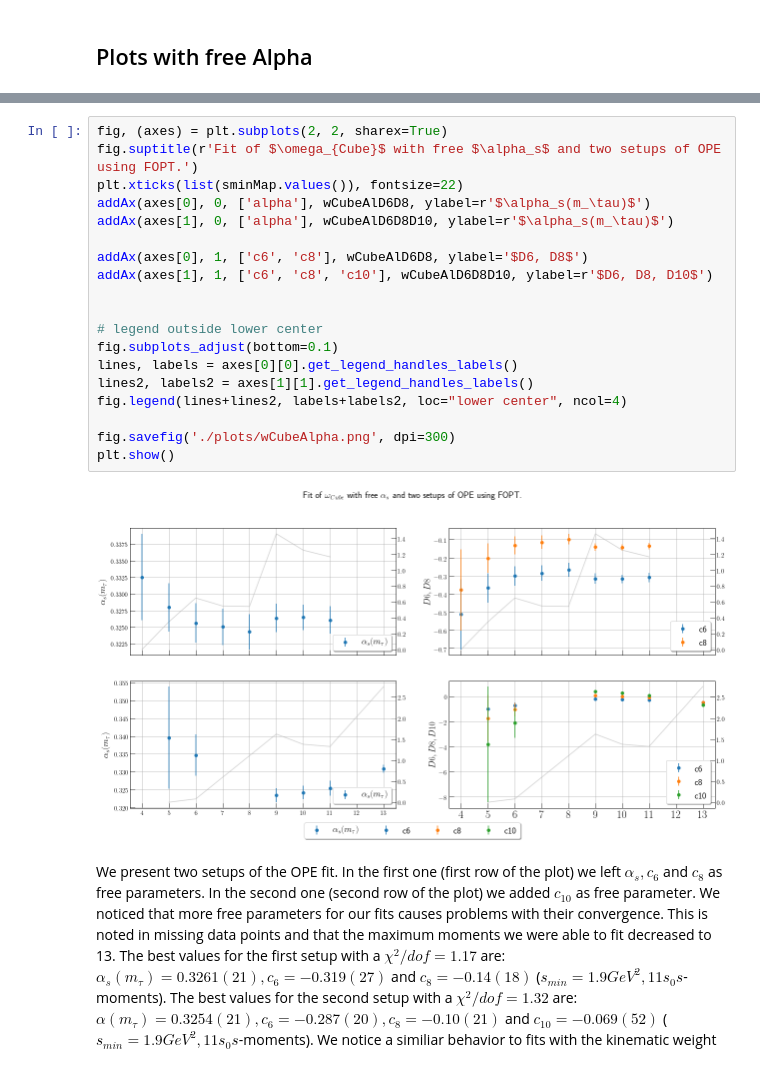
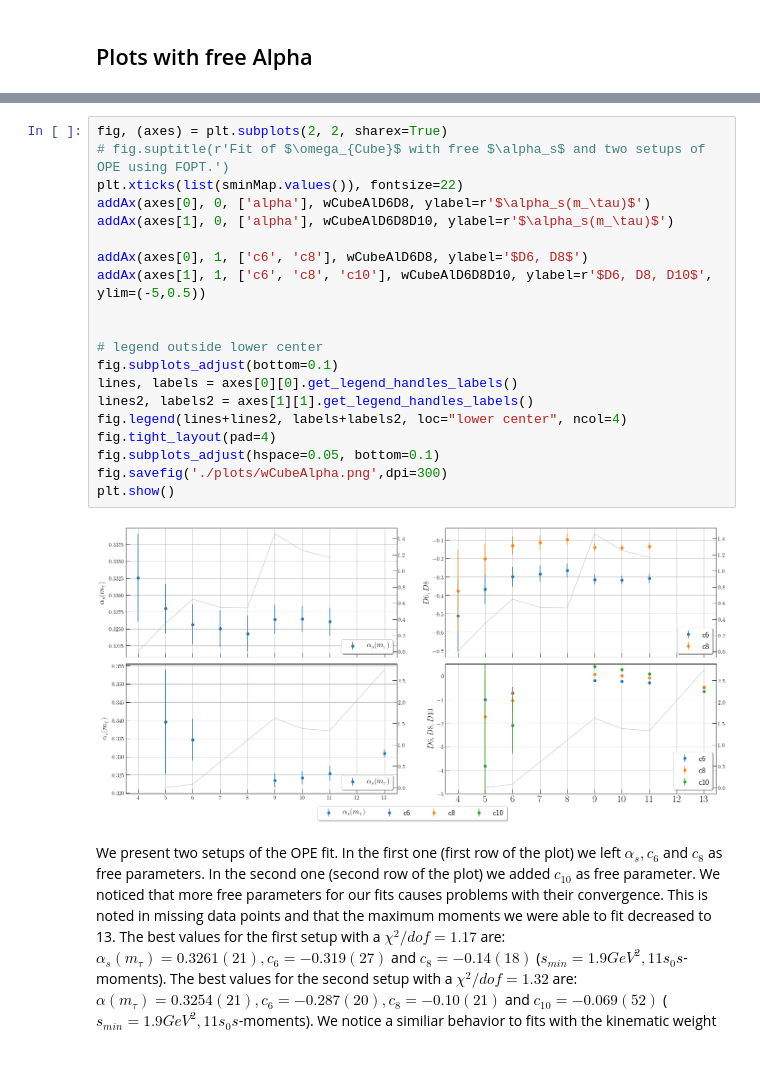
Before and after one commit to phd-dirk/Notebooks, a Jupyter notebook: alphaDetermination/wCube.ipynb, the cells around one changed output, grey strips where cells are left out. Drawn from its saved outputs; the diff is of its cells as text.

Commit message:
added wCube graph

```diff
--- a/alphaDetermination/wCube.ipynb
+++ b/alphaDetermination/wCube.ipynb
@@ -14,24 +42,25 @@ wCubeD6D8D10 = read_csv('../../FESR/configurations/2019/wCubeD6D8D10/fits.csv')
 # %%
 fig, (axes) = plt.subplots(2, 2, sharex=True)
-fig.suptitle(r'Fit of $\omega_{Cube}$ with free $\alpha_s$ and two setups of OPE using FOPT.')
+# fig.suptitle(r'Fit of $\omega_{Cube}$ with free $\alpha_s$ and two setups of OPE using FOPT.')
 plt.xticks(list(sminMap.values()), fontsize=22)
 addAx(axes[0], 0, ['alpha'], wCubeAlD6D8, ylabel=r'$\alpha_s(m_\tau)$')
 addAx(axes[1], 0, ['alpha'], wCubeAlD6D8D10, ylabel=r'$\alpha_s(m_\tau)$')
 
 addAx(axes[0], 1, ['c6', 'c8'], wCubeAlD6D8, ylabel='$D6, D8$')
-addAx(axes[1], 1, ['c6', 'c8', 'c10'], wCubeAlD6D8D10, ylabel=r'$D6, D8, D10$')
+addAx(axes[1], 1, ['c6', 'c8', 'c10'], wCubeAlD6D8D10, ylabel=r'$D6, D8, D10$', ylim=(-5,0.5))
 
 
 # legend outside lower center
 fig.subplots_adjust(bottom=0.1)
 lines, labels = axes[0][0].get_legend_handles_labels()
 lines2, labels2 = axes[1][1].get_legend_handles_labels()
 fig.legend(lines+lines2, labels+labels2, loc="lower center", ncol=4)
-
-fig.savefig('./plots/wCubeAlpha.png', dpi=300)
+fig.tight_layout(pad=4)
+fig.subplots_adjust(hspace=0.05, bottom=0.1)
+fig.savefig('./plots/wCubeAlpha.png',dpi=300)
 plt.show()
 # %% [output]
-[figure, old version]
+[figure, new version]
 # %% [markdown]
 We present two setups of the OPE fit. In the first one (first row of the plot) we left $\alpha_s, c_6$ and $c_8$ as free parameters. In the second one (second row of the plot) we added $c_{10}$ as free parameter. We noticed that more free parameters for our fits causes problems with their convergence. This is noted in missing data points and that the maximum moments we were able to fit decreased to 13.
 The best values for the first setup with a $\chi^2/dof=1.17$ are: $\alpha_s(m_\tau)=0.3261(21), c_6=-0.319(27)$ and $c_8=-0.14(18)$ ($s_{min}=1.9GeV^2, 11  s_0s$-moments).
```
Also changed, not shown: parts of 2 cells of this notebook, 7 other files.
